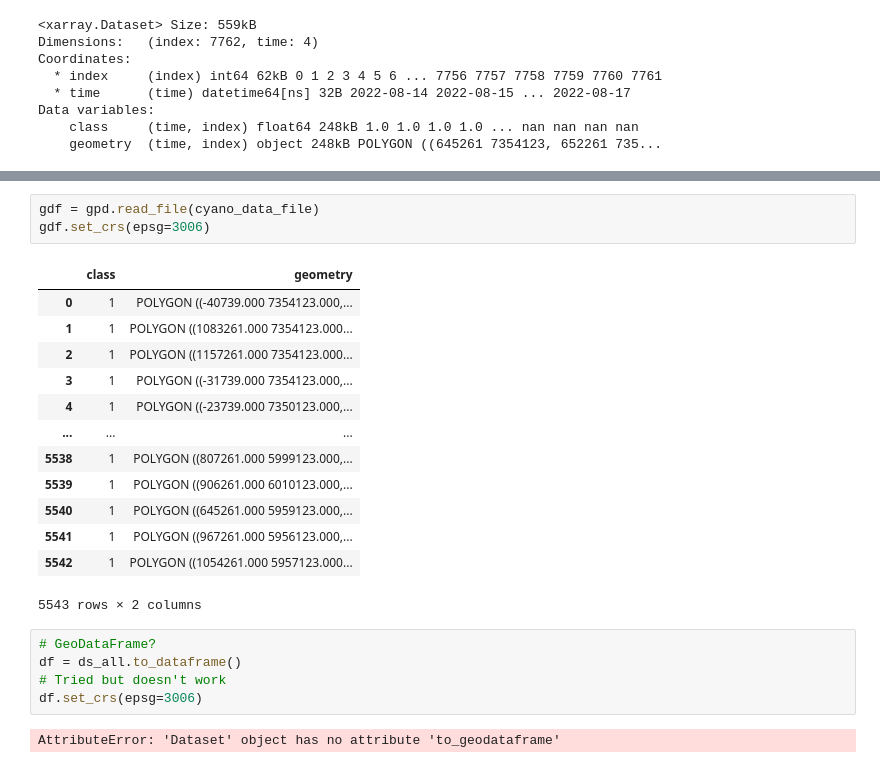
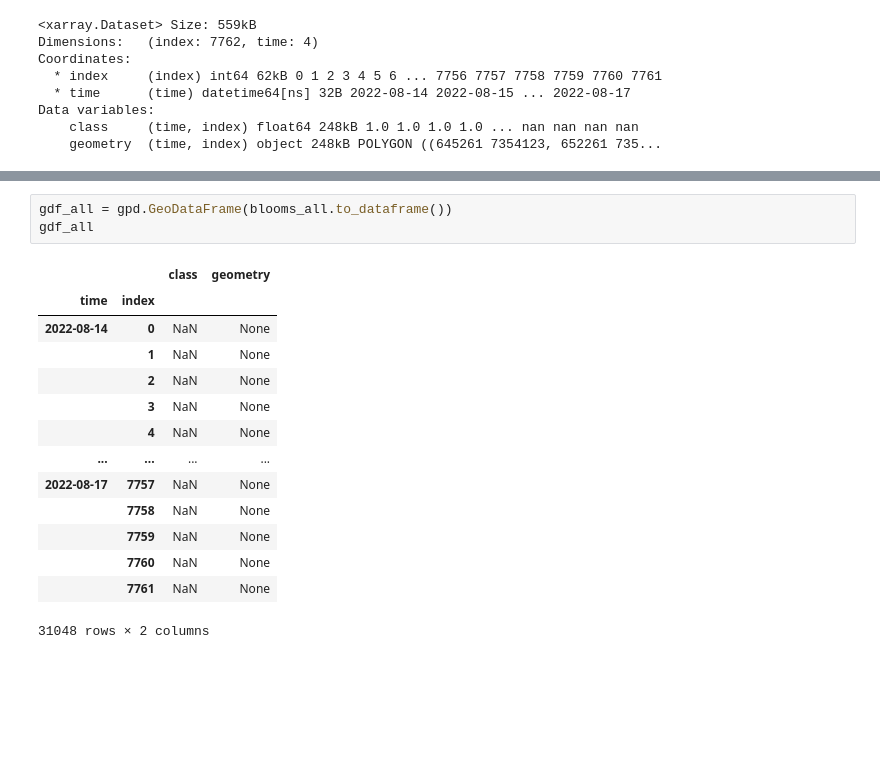
Before and after one commit to ChristofferOlssonSMHI/Satvis, a Jupyter notebook: src/satvistest/xarrayTest.ipynb, the cells around one changed output, grey strips where cells are left out. Cells and saved outputs as stored; diff of their text form; blank space fills up the shorter version.

Commit message:
Adds convertion of dataset to GeoDataFrames.

```diff
--- a/src/satvistest/xarrayTest.ipynb
+++ b/src/satvistest/xarrayTest.ipynb
@@ -245,24 +191,18 @@ Attributes:
-# %%
-gdf = gpd.read_file(cyano_data_file)
-gdf.set_crs(epsg=3006)
-# %% [output]
-|  | class | geometry |
-| 0 | 1 | POLYGON ((-40739.000 7354123.000,... |
-| 1 | 1 | POLYGON ((1083261.000 7354123.000... |
-| 2 | 1 | POLYGON ((1157261.000 7354123.000... |
-| 3 | 1 | POLYGON ((-31739.000 7354123.000,... |
-| 4 | 1 | POLYGON ((-23739.000 7350123.000,... |
-| ... | ... | ... |
-| 5538 | 1 | POLYGON ((807261.000 5999123.000,... |
-| 5539 | 1 | POLYGON ((906261.000 6010123.000,... |
-| 5540 | 1 | POLYGON ((645261.000 5959123.000,... |
-| 5541 | 1 | POLYGON ((967261.000 5956123.000,... |
-| 5542 | 1 | POLYGON ((1054261.000 5957123.000... |
-5543 rows × 2 columns
-# %%
-# GeoDataFrame?
-df = ds_all.to_dataframe()
-# Tried but doesn't work
-df.set_crs(epsg=3006)
-# %% [output]
-AttributeError: 'Dataset' object has no attribute 'to_geodataframe'
+# %%
+gdf_all = gpd.GeoDataFrame(blooms_all.to_dataframe())
+gdf_all
+# %% [output]
+|  |  | class | geometry |
+| time | index |  |  |
+| 2022-08-14 | 0 | NaN | None |
+|  | 1 | NaN | None |
+|  | 2 | NaN | None |
+|  | 3 | NaN | None |
+|  | 4 | NaN | None |
+| ... | ... | ... | ... |
+| 2022-08-17 | 7757 | NaN | None |
+|  | 7758 | NaN | None |
+|  | 7759 | NaN | None |
+|  | 7760 | NaN | None |
+|  | 7761 | NaN | None |
+31048 rows × 2 columns
```
Also changed, not shown: parts of 10 cells of this notebook.
